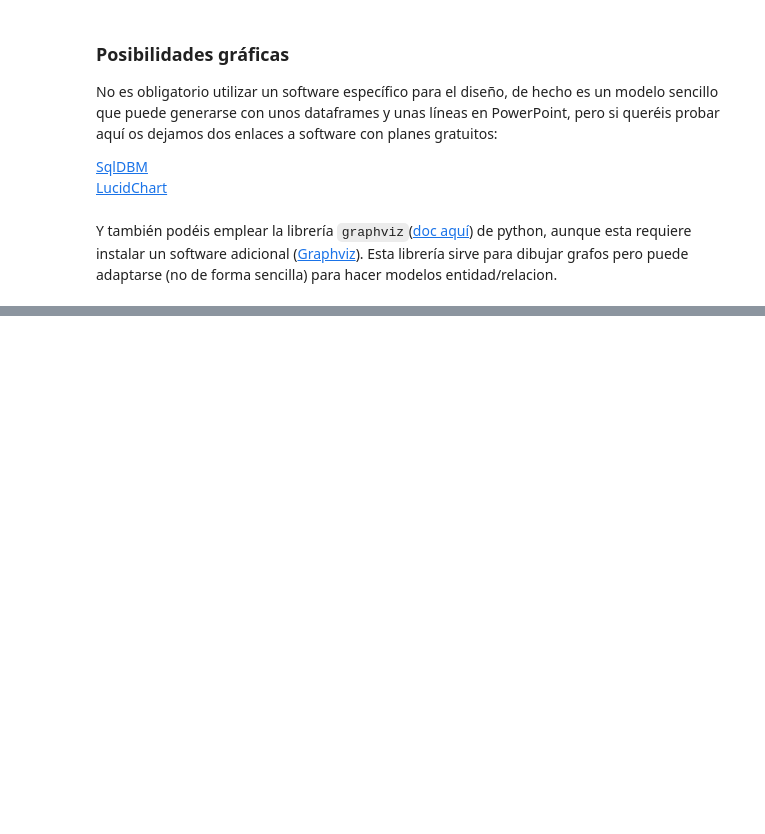
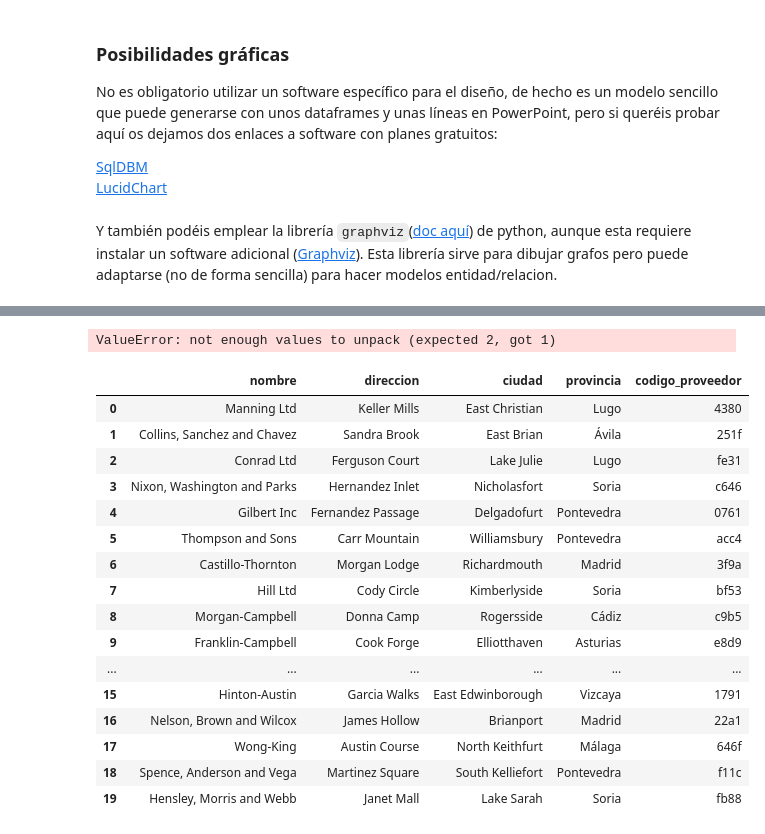
Before and after one commit to rukyflo/TheBridge_SQL_repository, a Jupyter notebook: Team_Challenge/Parte_II_Modelo_BD.ipynb, the cells around one changed output, grey strips where cells are left out. Drawn from its saved outputs; the diff is of its cells as text; code cells hidden in the pictures; blank space fills up the shorter version.

Commit message:
BBDD creada y falta la segunda tabla y las relaciones

```diff
--- a/Team_Challenge/Parte_II_Modelo_BD.ipynb
+++ b/Team_Challenge/Parte_II_Modelo_BD.ipynb
@@ -59,19 +64,24 @@ Y también podéis emplear la librería `graphviz`([doc aquí](https://pypi.org/
 # %%
+fake = Faker()
+provincias = ["Madrid", "Cádiz", "Soria", "Málaga", "Ávila", "Pontevedra", "Lugo", "Vizcaya", "Asturias"]
+
+# Creador de la estructura del DataFrame
 lista_nombre = []
 lista_direccion = []
 lista_ciudad = []
 lista_provincia = []
 lista_codigo = []
 
+# creamos 20 proveedores para insertar en la tabla de datos
 for num in range(20):
-    lista_nombre.append(f"Nombre Empresa {num}")
-    lista_direccion.append(f"Calle Empresa {num}")
-    lista_ciudad.append(f"Ciudad {num}")
-    lista_provincia.append(f"Provincia {num}")
-    lista_codigo.append(f"Id_codigo {num}")
+    lista_nombre.append(f"{fake.company()}")
+    lista_direccion.append(f"{fake.street_name()}")
+    lista_ciudad.append(f"{fake.city()}")
+    lista_provincia.append(f"{random.choice(provincias)}")
+    lista_codigo.append(f"{fake.uuid4()[:4]}")
 
 
-dict_proveedor = {
+dict_proveedores = {
     "nombre": lista_nombre,
     "direccion": lista_direccion,
     "ciudad": lista_ciudad,
@@ -80,5 +90,5 @@ dict_proveedor = {
                 }
 
 
-dict_proveedor
+dict_proveedores
 # %% [output]
@@ -101,0 +112,59 @@ dict_proveedor
+# %%
+fake = Faker()
+
+#Diccionario de piezas y la categoría a la que pertenecen
+dic_piezas = {"1":[("Condensador",100),("Transistor",56),("Bomba de agua", 1500),("Manguera",15),("Filtro",5)],
+              "2":[("Tornillo",1),("Tuerca",5),("Martillo",7)],
+              "3":[("Rele",100),("Led",25)]
+                }
+
+# Creador de la estructura del DataFrame
+lista_codigo_pieza = []
+lista_nombre_pieza = []
+lista_color_pieza = []
+lista_precio_pieza = []
+lista_categoria_piezas = []
+
+# creamos 20 proveedores para insertar en la tabla de datos
+for categoria, pieza in dic_piezas:
+    lista_categoria_piezas.append(categoria)
+    for pieza_II in pieza:
+        lista_codigo_pieza.append(f"{fake.uuid4()[:4]}")
+        lista_color_pieza.append(f"{fake.color()}")
+        lista_nombre.append(pieza_II[0])
+        lista_precio_pieza.append(pieza_II[1])
+
+
+dict_piezas_final = {
+    "codigo": lista_codigo_pieza,
+    "nombre": lista_nombre_pieza,
+    "color": lista_color_pieza,
+    "precio": lista_precio_pieza,
+    "categoria": lista_categoria_piezas
+    }
+
+
+dict_proveedores
+# %% [output]
+ValueError: not enough values to unpack (expected 2, got 1)
+# %%
+df = pd.DataFrame(dict_proveedores)
+df
+# %% [output]
+|  | nombre | direccion | ciudad | provincia | codigo_proveedor |
+| 0 | Manning Ltd | Keller Mills | East Christian | Lugo | 4380 |
+| 1 | Collins, Sanchez and Chavez | Sandra Brook | East Brian | Ávila | 251f |
+| 2 | Conrad Ltd | Ferguson Court | Lake Julie | Lugo | fe31 |
+| 3 | Nixon, Washington and Parks | Hernandez Inlet | Nicholasfort | Soria | c646 |
+| 4 | Gilbert Inc | Fernandez Passage | Delgadofurt | Pontevedra | 0761 |
+| 5 | Thompson and Sons | Carr Mountain | Williamsbury | Pontevedra | acc4 |
+| 6 | Castillo-Thornton | Morgan Lodge | Richardmouth | Madrid | 3f9a |
+| 7 | Hill Ltd | Cody Circle | Kimberlyside | Soria | bf53 |
+| 8 | Morgan-Campbell | Donna Camp | Rogersside | Cádiz | c9b5 |
+| 9 | Franklin-Campbell | Cook Forge | Elliotthaven | Asturias | e8d9 |
+| ... | ... | ... | ... | ... | ... |
+| 15 | Hinton-Austin | Garcia Walks | East Edwinborough | Vizcaya | 1791 |
+| 16 | Nelson, Brown and Wilcox | James Hollow | Brianport | Madrid | 22a1 |
+| 17 | Wong-King | Austin Course | North Keithfurt | Málaga | 646f |
+| 18 | Spence, Anderson and Vega | Martinez Square | South Kelliefort | Pontevedra | f11c |
+| 19 | Hensley, Morris and Webb | Janet Mall | Lake Sarah | Soria | fb88 |
```
Also changed, not shown: parts of 3 cells of this notebook, 1 other file.
